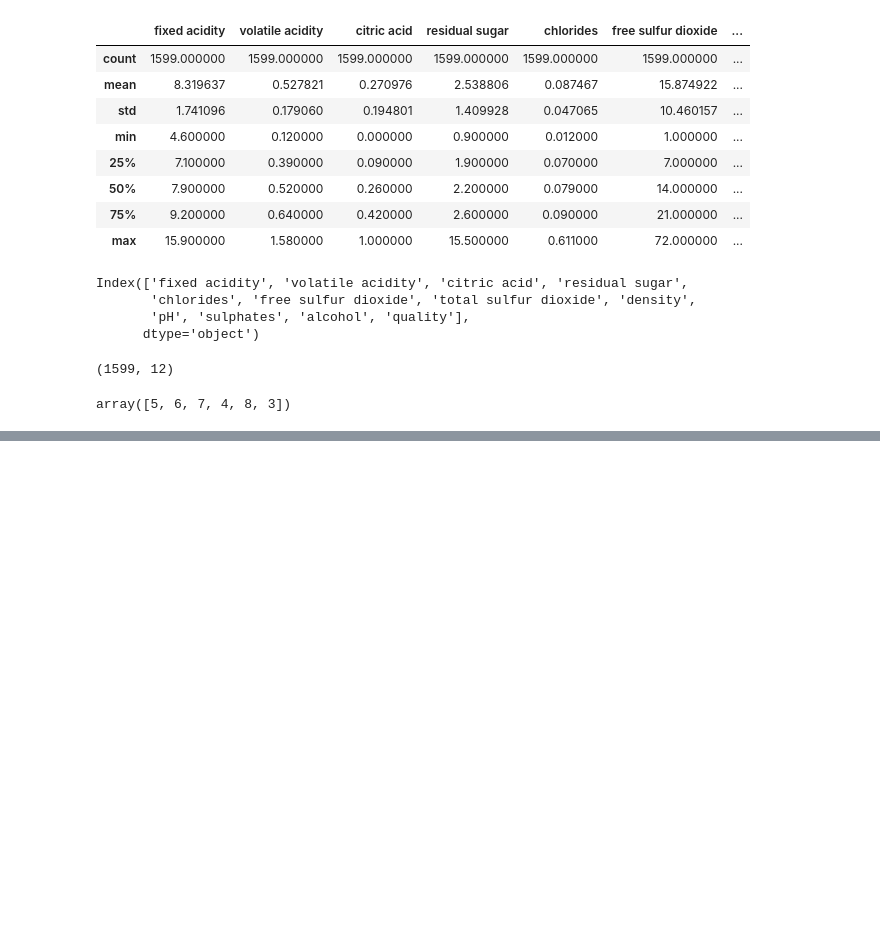
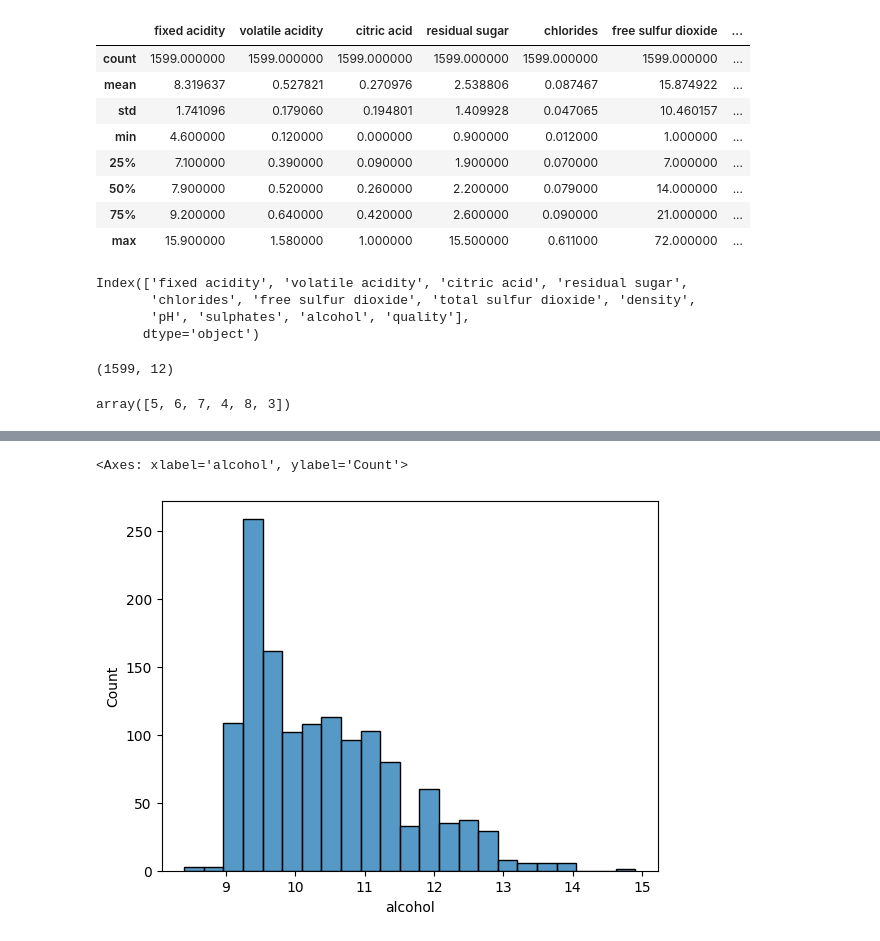
Before and after one commit to 19kirti/MachineLearning, a Jupyter notebook: redwine.ipynb, the cells around one changed output, grey strips where cells are left out. Cells and saved outputs as stored; diff of their text form; code cells hidden in the pictures; blank space fills up the shorter version.

```diff
--- a/redwine.ipynb
+++ b/redwine.ipynb
@@ -127,0 +225,5 @@ array([5, 6, 7, 4, 8, 3])
+# %%
+sns.histplot(df['alcohol'])
+# %% [output]
+<Axes: xlabel='alcohol', ylabel='Count'>
+[figure, added]
```
Also changed, not shown: parts of 11 cells of this notebook.
